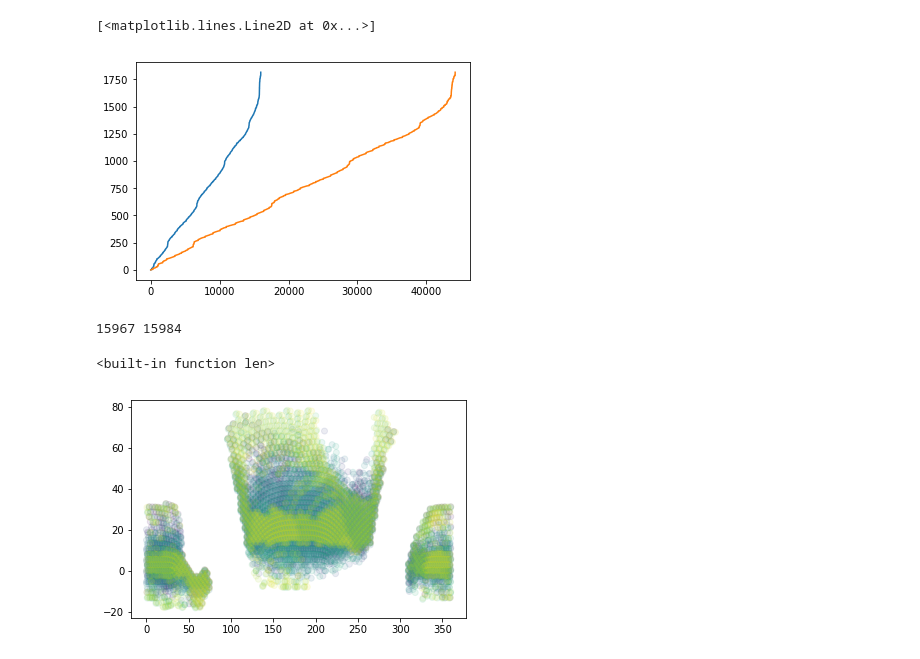
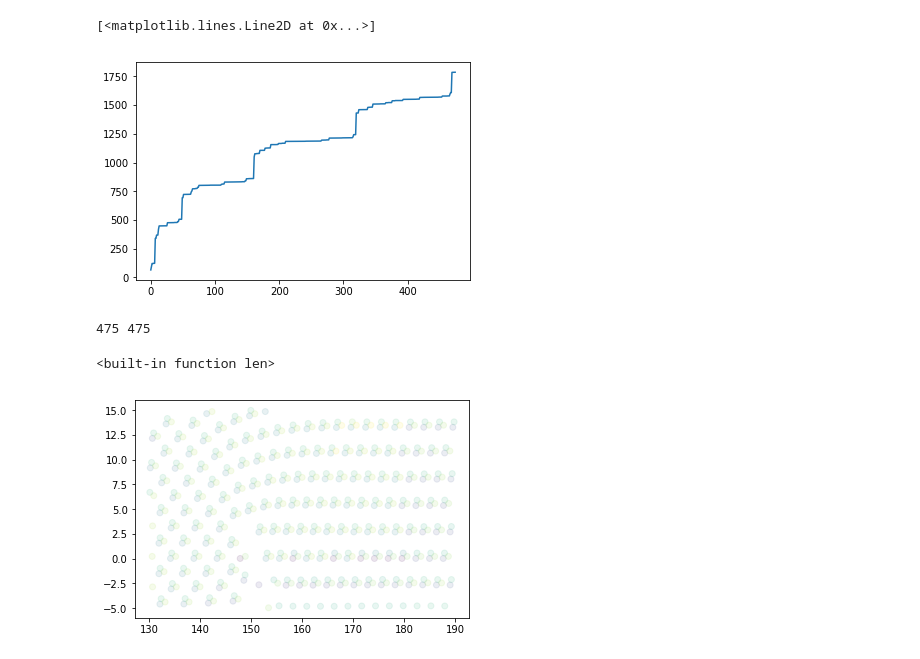
Before and after one commit to forero/SandboxDESI, a Jupyter notebook: multibatch/explore_surveysim.ipynb, the cells around one changed output. Saved outputs shown, nothing was run; the diff lists cells and outputs as text; code cells hidden in the pictures.

Commit message:
update counts

```diff
--- a/multibatch/explore_surveysim.ipynb
+++ b/multibatch/explore_surveysim.ipynb
@@ -3,5 +3,3 @@ from astropy.table import Table
 import matplotlib.pyplot as plt
 import desimodel.io
 import numpy as np
-# %%
-tiles = desimodel.io.load_tiles()
@@ -46,23 +6,56 @@ unique_dates = exposures['MJD_OFFSET'][np.sort(b)]
+# %%
+filename = "/global/cfs/cdirs/desi/users/schlafly/surveysim/exposures_nopass7.fits"
+all_exposures = Table.read(filename, hdu=1)
+all_tiledata = Table.read(filename, hdu=2)
+all_tiles = desimodel.io.load_tiles()
+
+all_exposures['MJD_OFFSET'] = all_exposures['MJD'] - all_exposures['MJD'].min()
+
+select_subset_sky = True
+program = 'bright'
+
+if program=='dark':
+    ii = (all_tiles['PROGRAM']=='DARK') | (all_tiles['PROGRAM']=='GRAY')
+    all_tiles = all_tiles[ii]
+elif program=='bright':
+    ii = (all_tiles['PROGRAM']=='BRIGHT')
+    all_tiles = all_tiles[ii]
+
+if select_subset_sky:
+    min_ra = 130
+    max_ra = 190
+    min_dec = -5
+    max_dec = 15
+    ii = (all_tiles['RA']>min_ra)
+    ii &= (all_tiles['RA']<max_ra)
+    ii &= (all_tiles['DEC']>min_dec)
+    ii &= (all_tiles['DEC']<max_dec)
+    tiles = all_tiles[ii]
+
+ii = np.isin(all_exposures['TILEID'], tiles['TILEID'])
+exposures = all_exposures[ii]
+a, b = np.unique(exposures['TILEID'], return_index=True)
+unique_tiles = exposures['TILEID'][np.sort(b)]
+unique_dates = exposures['MJD_OFFSET'][np.sort(b)]
 # %%
 plt.plot(unique_dates)
-plt.plot(exposures['MJD_OFFSET'])
 # %% [output]
 [<matplotlib.lines.Line2D at 0x...>]
-[figure, old version]
+[figure, new version]
 # %%
-ii = np.isin(tiles['TILEID'], exposures['TILEID'])
-print(np.count_nonzero(ii), len(tiles))
+ii = np.isin(tiles['TILEID'], unique_tiles)
+print(np.count_nonzero(ii), len(unique_tiles))
 # %% [output]
-15967 15984
+475 475
 # %%
 min_day_id = 0
-max_day_id = 800
+max_day_id = 40000
 ii = (unique_dates>=min_day_id) & (unique_dates<max_day_id)
 tiles_in_batch = unique_tiles[ii]
 
 jj = np.isin(tiles['TILEID'], tiles_in_batch)
 plt.scatter(tiles['RA'][jj], tiles['DEC'][jj], c=unique_dates[ii], alpha=0.1)
 print(len)
 # %% [output]
 <built-in function len>
-[figure, old version]
+[figure, new version]
```
Also changed, not shown: parts of 9 cells of this notebook.
